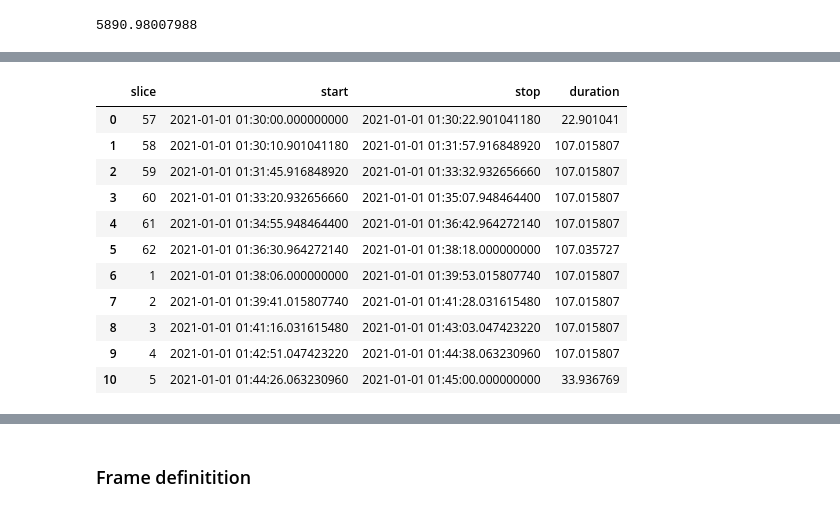
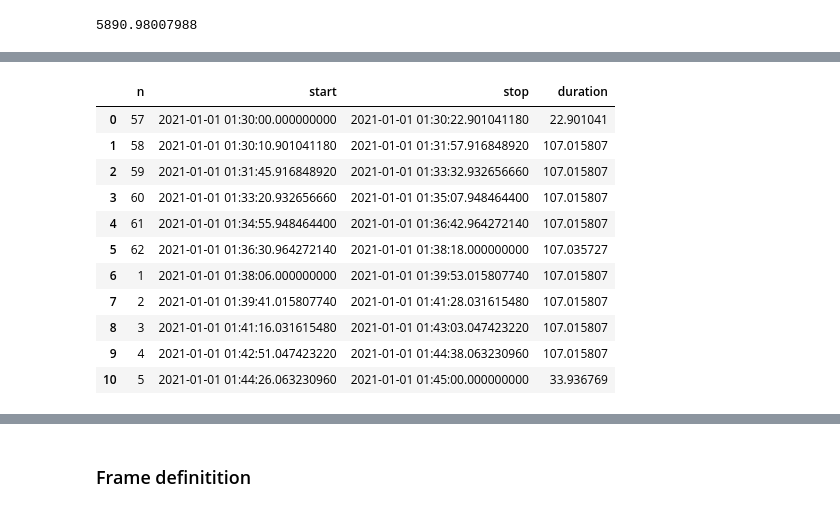
Before and after one commit to lmar76/biomassnb, a Jupyter notebook: slices_and_frames.ipynb, the cells around one changed output, grey strips where cells are left out. Saved outputs shown, nothing was run; the diff lists cells and outputs as text; code cells hidden in the pictures.

```diff
--- a/slices_and_frames.ipynb
+++ b/slices_and_frames.ipynb
@@ -65,5 +85,7 @@ SLICE_DURATION = SLICE_GRID_DURATION + SLICE_INITIAL_OVERLAP + SLICE_FINAL_OVERL
 # %%
 # Define 3 ANXs identifying two orbits
 anxs = pd.date_range('2021-01-01', periods=3, freq='5891s')
-anxs
+orbits = [pd.Interval(anxs[n], anxs[n + 1], closed='both') for n in range(anxs.shape[0] - 1)]
+orbits = [o for o in orbits if o.overlaps(data_take)]
+orbits
 # %% [output]
@@ -84,29 +99,26 @@ Interval('2021-01-01 01:30:00', '2021-01-01 01:45:00', closed='both')
-# %%
-slices = []
-for k in range(anxs.shape[0] - 1):
-    for n in range(NUM_SLICES):
-        s = get_interval(n + 1, anxs[k], anxs[k + 1], SLICE_GRID_DURATION, SLICE_INITIAL_OVERLAP, SLICE_FINAL_OVERLAP, NUM_SLICES)
-        if s.overlaps(data_take):
-            start = max(data_take.left, s.left)
-            stop = min(data_take.right, s.right)
-            slices.append((n + 1, pd.Interval(start, stop, closed='both')))
-
-slices = pd.DataFrame(
-    [{'slice': s[0], 'start': s[1].left, 'stop': s[1].right}
-     for s in slices]
-)
-slices['duration'] = (slices['stop'] - slices['start']).apply(lambda d: d.total_seconds())
-slices
-# %% [output]
-|  | slice | start | stop | duration |
-| 0 | 57 | 2021-01-01 01:30:00.000000000 | 2021-01-01 01:30:22.901041180 | 22.901041 |
-| 1 | 58 | 2021-01-01 01:30:10.901041180 | 2021-01-01 01:31:57.916848920 | 107.015807 |
-| 2 | 59 | 2021-01-01 01:31:45.916848920 | 2021-01-01 01:33:32.932656660 | 107.015807 |
-| 3 | 60 | 2021-01-01 01:33:20.932656660 | 2021-01-01 01:35:07.948464400 | 107.015807 |
-| 4 | 61 | 2021-01-01 01:34:55.948464400 | 2021-01-01 01:36:42.964272140 | 107.015807 |
-| 5 | 62 | 2021-01-01 01:36:30.964272140 | 2021-01-01 01:38:18.000000000 | 107.035727 |
-| 6 | 1 | 2021-01-01 01:38:06.000000000 | 2021-01-01 01:39:53.015807740 | 107.015807 |
-| 7 | 2 | 2021-01-01 01:39:41.015807740 | 2021-01-01 01:41:28.031615480 | 107.015807 |
-| 8 | 3 | 2021-01-01 01:41:16.031615480 | 2021-01-01 01:43:03.047423220 | 107.015807 |
-| 9 | 4 | 2021-01-01 01:42:51.047423220 | 2021-01-01 01:44:38.063230960 | 107.015807 |
-| 10 | 5 | 2021-01-01 01:44:26.063230960 | 2021-01-01 01:45:00.000000000 | 33.936769 |
+# %%
+slices = []
+for orbit in orbits:
+    for n in range(NUM_SLICES):
+        s = get_interval(n + 1, orbit.left, orbit.right, SLICE_GRID_DURATION, SLICE_INITIAL_OVERLAP, SLICE_FINAL_OVERLAP, NUM_SLICES)
+        if s.overlaps(data_take):
+            start = max(data_take.left, s.left)
+            stop = min(data_take.right, s.right)
+            slices.append((n + 1, pd.Interval(start, stop, closed='both')))
+pd.DataFrame(
+    [{'n': s[0], 'start': s[1].left, 'stop': s[1].right, 'duration': s[1].length.total_seconds()}
+     for s in slices]
+)
+# %% [output]
+|  | n | start | stop | duration |
+| 0 | 57 | 2021-01-01 01:30:00.000000000 | 2021-01-01 01:30:22.901041180 | 22.901041 |
+| 1 | 58 | 2021-01-01 01:30:10.901041180 | 2021-01-01 01:31:57.916848920 | 107.015807 |
+| 2 | 59 | 2021-01-01 01:31:45.916848920 | 2021-01-01 01:33:32.932656660 | 107.015807 |
+| 3 | 60 | 2021-01-01 01:33:20.932656660 | 2021-01-01 01:35:07.948464400 | 107.015807 |
+| 4 | 61 | 2021-01-01 01:34:55.948464400 | 2021-01-01 01:36:42.964272140 | 107.015807 |
+| 5 | 62 | 2021-01-01 01:36:30.964272140 | 2021-01-01 01:38:18.000000000 | 107.035727 |
+| 6 | 1 | 2021-01-01 01:38:06.000000000 | 2021-01-01 01:39:53.015807740 | 107.015807 |
+| 7 | 2 | 2021-01-01 01:39:41.015807740 | 2021-01-01 01:41:28.031615480 | 107.015807 |
+| 8 | 3 | 2021-01-01 01:41:16.031615480 | 2021-01-01 01:43:03.047423220 | 107.015807 |
+| 9 | 4 | 2021-01-01 01:42:51.047423220 | 2021-01-01 01:44:38.063230960 | 107.015807 |
+| 10 | 5 | 2021-01-01 01:44:26.063230960 | 2021-01-01 01:45:00.000000000 | 33.936769 |
```
Also changed, not shown: parts of 8 cells of this notebook.
